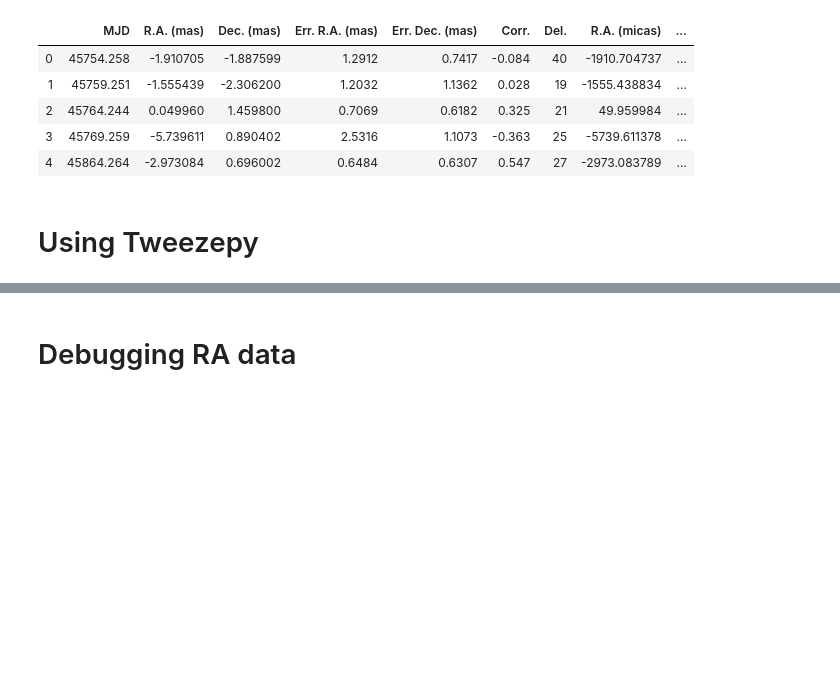
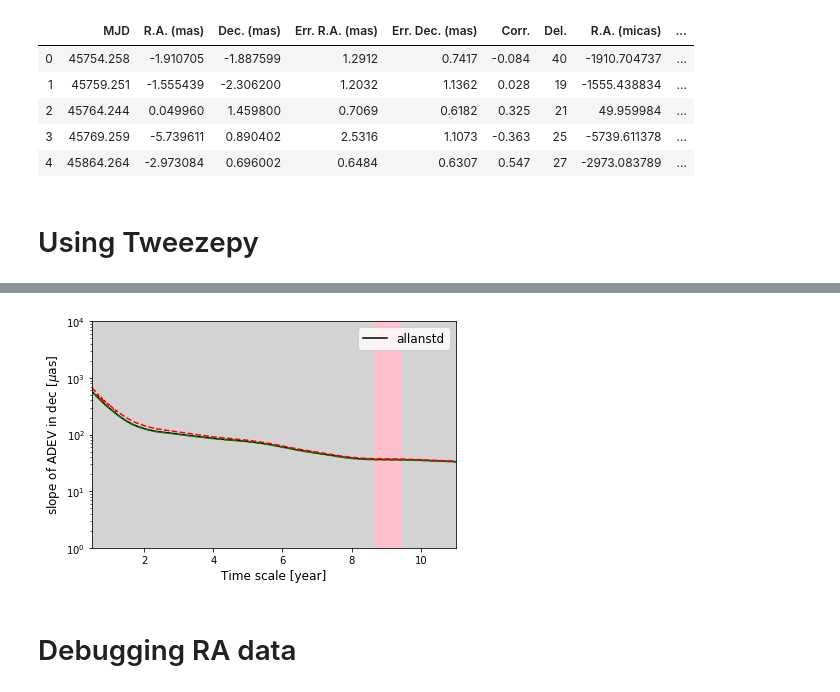
Before and after one commit to verasha/radio-sources, a Jupyter notebook: 1803+784_DEBUGGING.ipynb, the cells around one changed output, grey strips where cells are left out. Drawn from its saved outputs; the diff is of its cells as text; code cells hidden in the pictures; blank space fills up the shorter version.

```diff
--- a/1803+784_DEBUGGING.ipynb
+++ b/1803+784_DEBUGGING.ipynb
@@ -244,0 +350,3 @@ plt.tight_layout()
+# %%
+%%time
+tau_dec_bar, allanstd_dec_bar, edfs_bar,sampelvar_bar = allanoadev_bar(df['Dec. (micas)'].values,df['MJD'].values,df['Err. Dec. (micas)'].values)
@@ -245,3 +371,30 @@ plt.tight_layout()
+# %%
+tau_year_bar = [x/365.242198781 for x in tau_dec_bar]
+bottom_bar = edfs_bar*sampelvar_bar/scipy.stats.chi2.ppf(1-0.1/2,edfs_bar)
+top_bar = scipy.stats.chi2.ppf(0.1/2,edfs_bar)
+# %%
+plt.figure()
+# Calculate the slopes
+slopes_dec = np.diff(np.log10(allanstd_dec_bar)) / np.diff(np.log10(tau_year_bar))
+# Plot allanstd
+plt.plot(tau_year_bar,allanstd_dec_bar,color='black',label='allanstd')
+# Color background according to the slopes / noise type
+plt.fill_between(tau_year_bar[1:], 1, 10**4, where= slopes_dec  < -0.25,color='lightgray',linewidth=1.0,zorder=1)
+plt.fill_between(tau_year_bar[1:], 1, 10**4, where= (-0.25 <= slopes_dec ) & (slopes_dec  <= 0.25),color='pink',linewidth=1.0)
+plt.fill_between(tau_year_bar[1:], 1, 10**4, where= slopes_dec  > 0.25,color='red',step='mid',linewidth=1.0)
+# Plot confidence interval
+plt.plot(tau_year_bar, allanstd_dec_bar + bottom_bar,color='green',linestyle='dashed')
+plt.plot(tau_year_bar, allanstd_dec_bar + top_bar,color='red',linestyle='dashed')
+
+plt.yscale('log')
+plt.xlabel('Time scale [year]', fontsize=12)
+plt.ylabel(r'slope of ADEV in dec [$\mu$as]', fontsize=12)
+plt.legend(fontsize=12)
+plt.ylim(1,10**4)
+plt.xlim(0.5,11)
+plt.tight_layout()
+# %% [output]
+[figure, added]
 # %% [markdown]
 # Debugging RA data
 # %%
```
Also changed, not shown: parts of 10 cells of this notebook, 1 other file.
